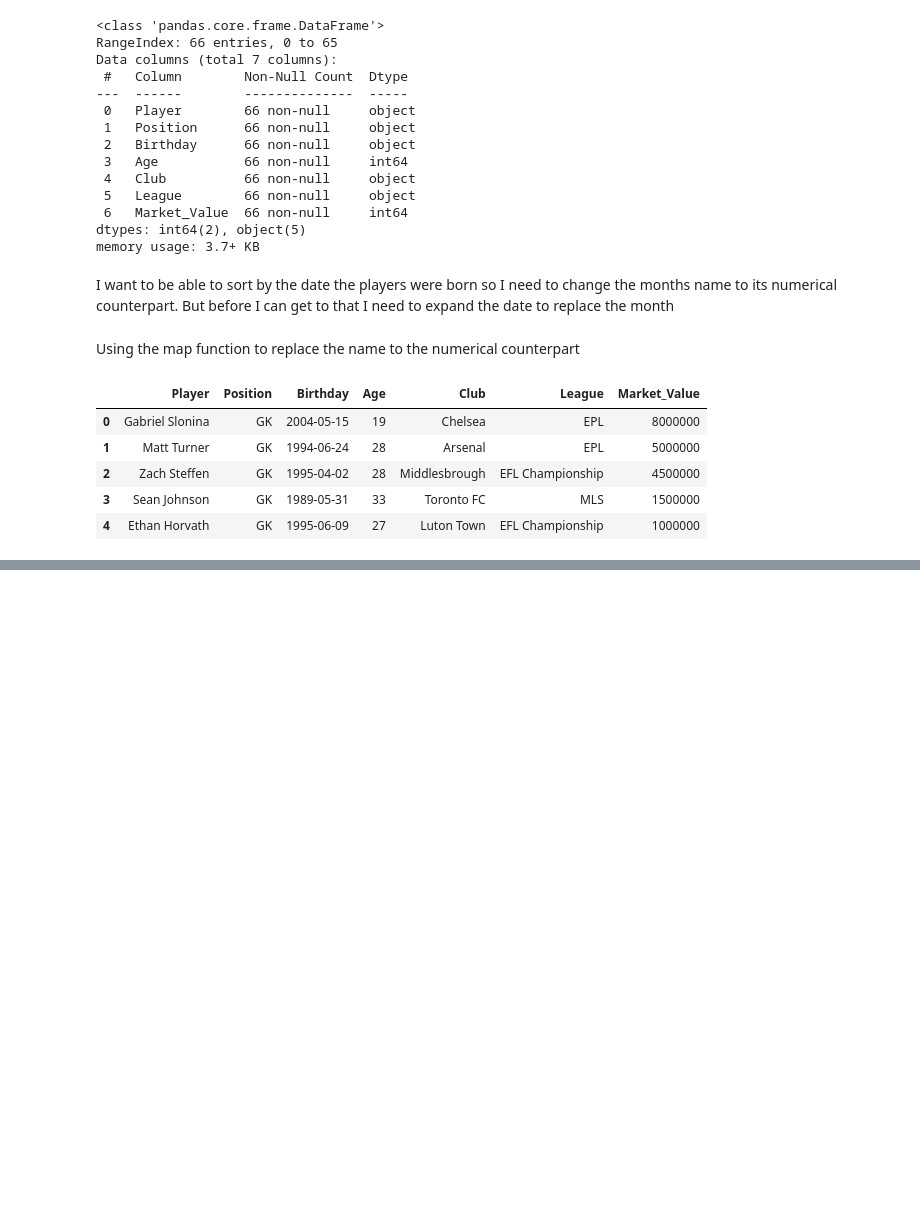
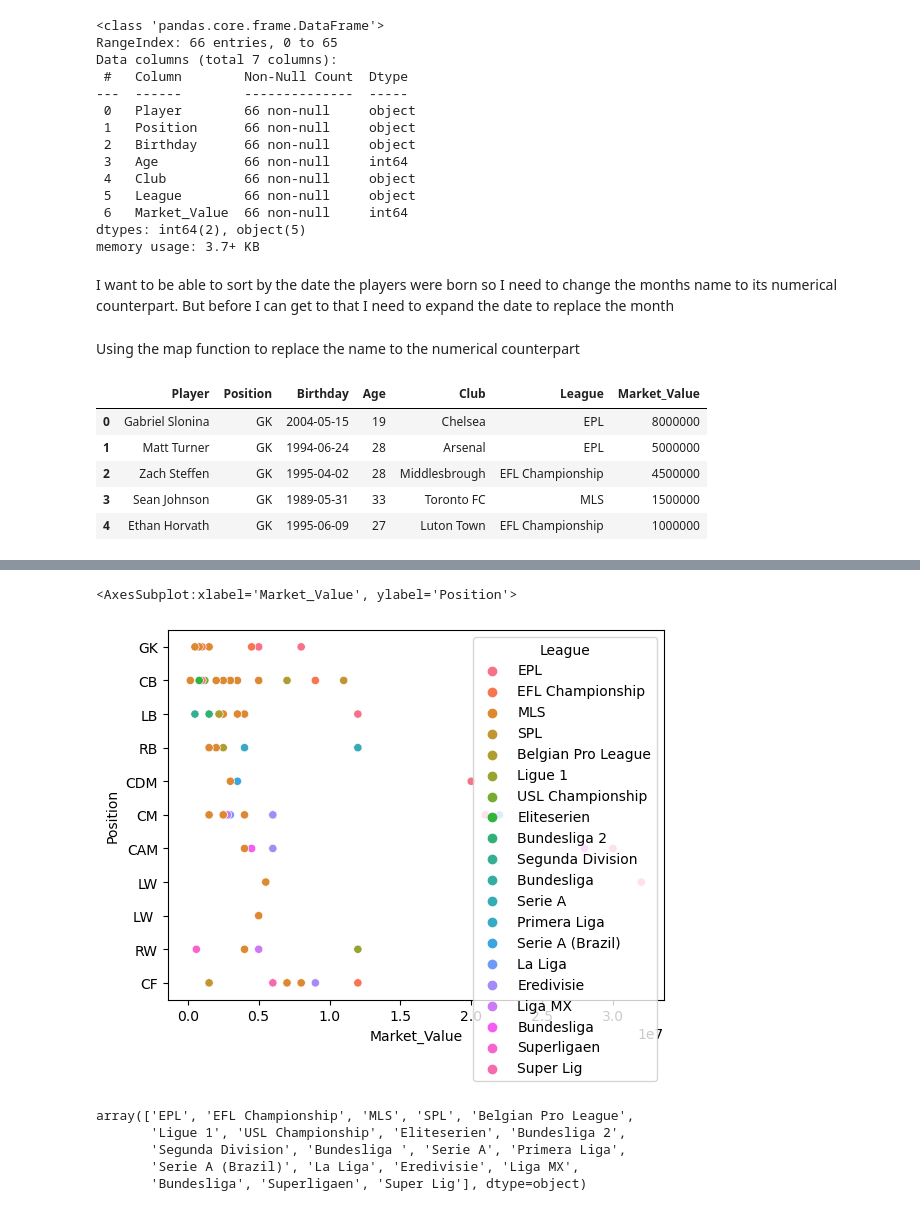
Before and after one commit to Domgraz/USMNT_EDA, a Jupyter notebook: usmnt_analysis.ipynb, the cells around one changed output, grey strips where cells are left out. Drawn from its saved outputs; the diff is of its cells as text; code cells hidden in the pictures; blank space fills up the shorter version.

```diff
--- a/usmnt_analysis.ipynb
+++ b/usmnt_analysis.ipynb
@@ -56,0 +79,15 @@ df.head()
+# %%
+df['League'] = df['League'].str.replace('Jupiler Pro League', 'Belgian Pro League')
+# %%
+sns.scatterplot(data = df, y = 'Position',x = 'Market_Value', hue = 'League')
+# %% [output]
+<AxesSubplot:xlabel='Market_Value', ylabel='Position'>
+[figure, added]
+# %%
+df.League.unique()
+# %% [output]
+array(['EPL', 'EFL Championship', 'MLS', 'SPL', 'Belgian Pro League',
+       'Ligue 1', 'USL Championship', 'Eliteserien', 'Bundesliga 2',
+       'Segunda Division', 'Bundesliga ', 'Serie A', 'Primera Liga',
+       'Serie A (Brazil)', 'La Liga', 'Eredivisie', 'Liga MX',
+       'Bundesliga', 'Superligaen', 'Super Lig'], dtype=object)
```
Also changed, not shown: parts of 8 cells of this notebook.
